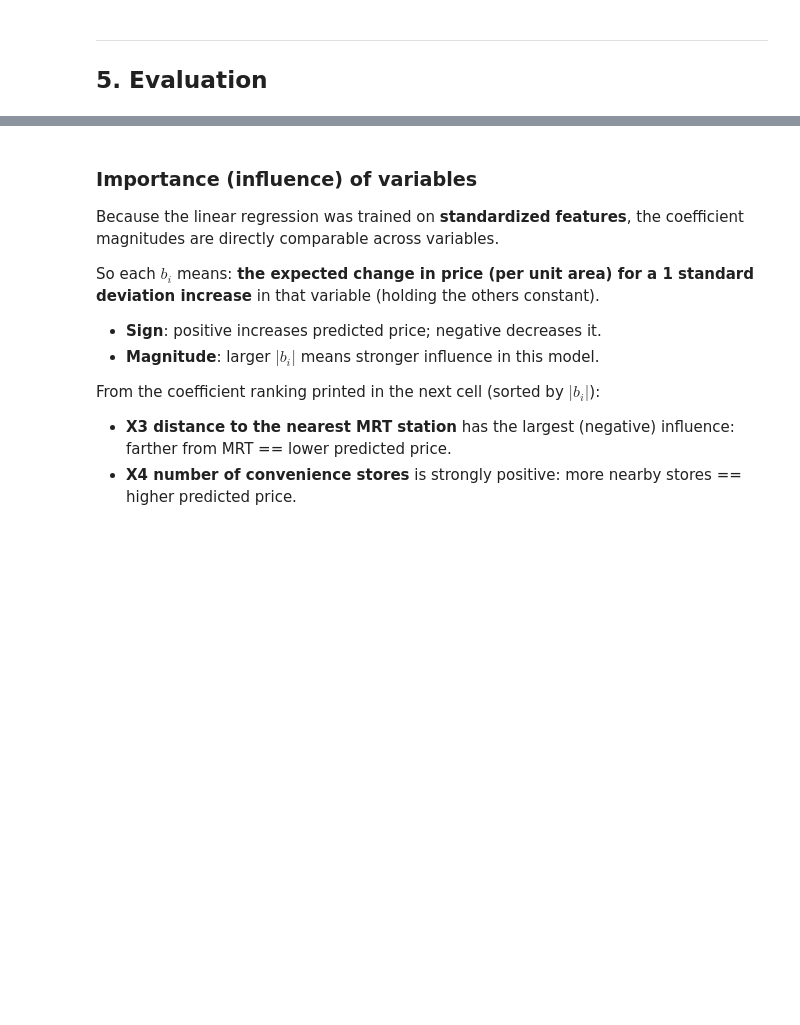
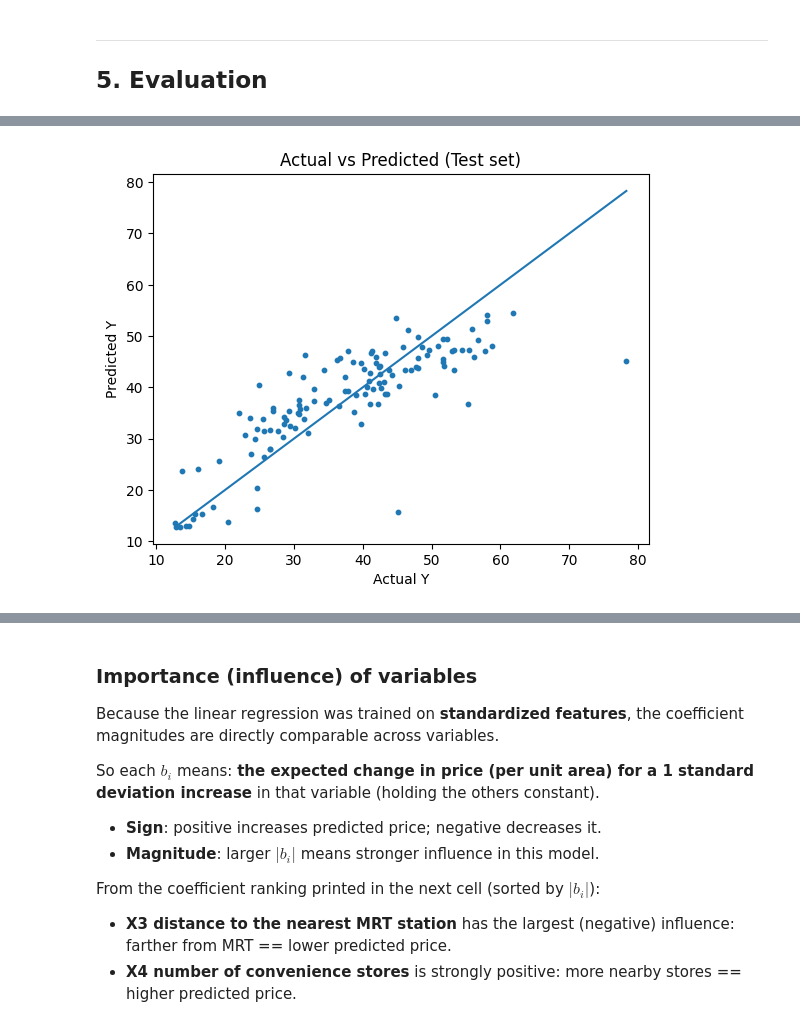
Before and after one commit to TonyKarlin/Data_Handling_and_ML_Group_Assignments, a Jupyter notebook: Linear and Logistic regression/04-linear-&-logistic-regression.ipynb, the cells around one changed output, grey strips where cells are left out. Saved outputs shown, nothing was run; the diff lists cells and outputs as text; code cells hidden in the pictures; blank space fills up the shorter version.

Commit message:
feat: added actual vs predicted graph and explained the outcomes

```diff
--- a/Linear and Logistic regression/04-linear-&-logistic-regression.ipynb
+++ b/Linear and Logistic regression/04-linear-&-logistic-regression.ipynb
@@ -139,0 +146,10 @@ ___
+# %%
+plt.scatter(y_test, test_preds, s=10)
+plt.plot([y_test.min(), y_test.max()],
+         [y_test.min(), y_test.max()])
+plt.xlabel("Actual Y")
+plt.ylabel("Predicted Y")
+plt.title("Actual vs Predicted (Test set)")
+plt.show()
+# %% [output]
+[figure, added]
```
Also changed, not shown: parts of 3 cells of this notebook.
